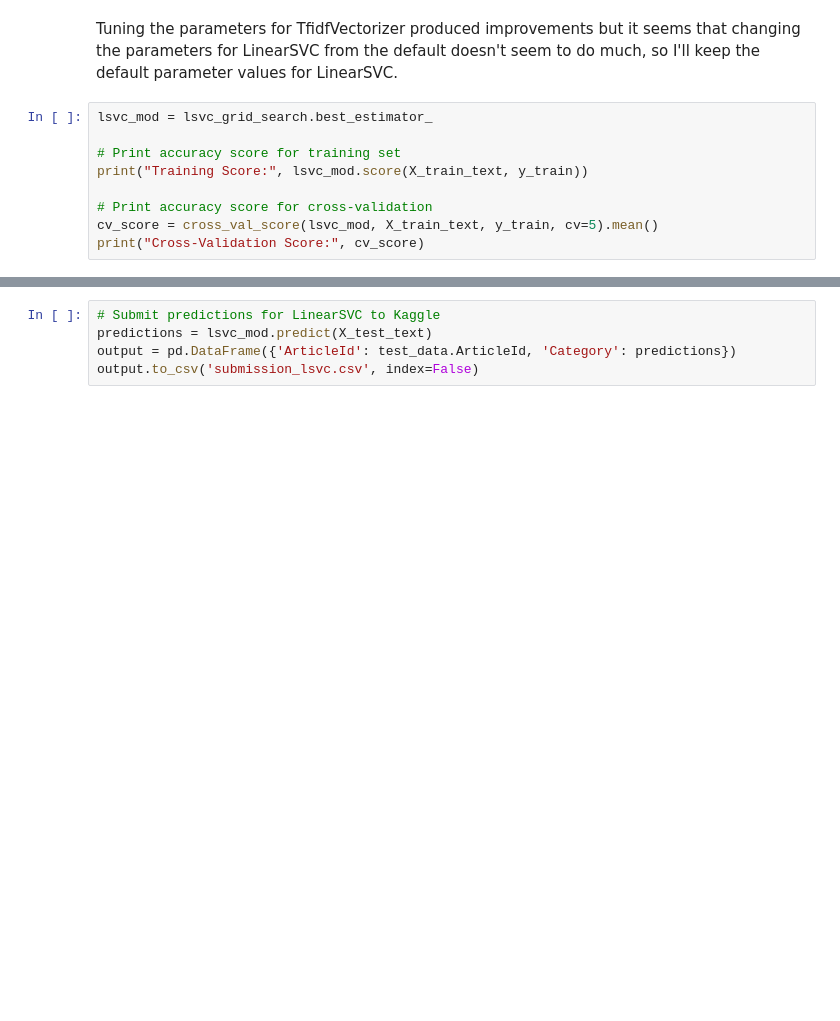
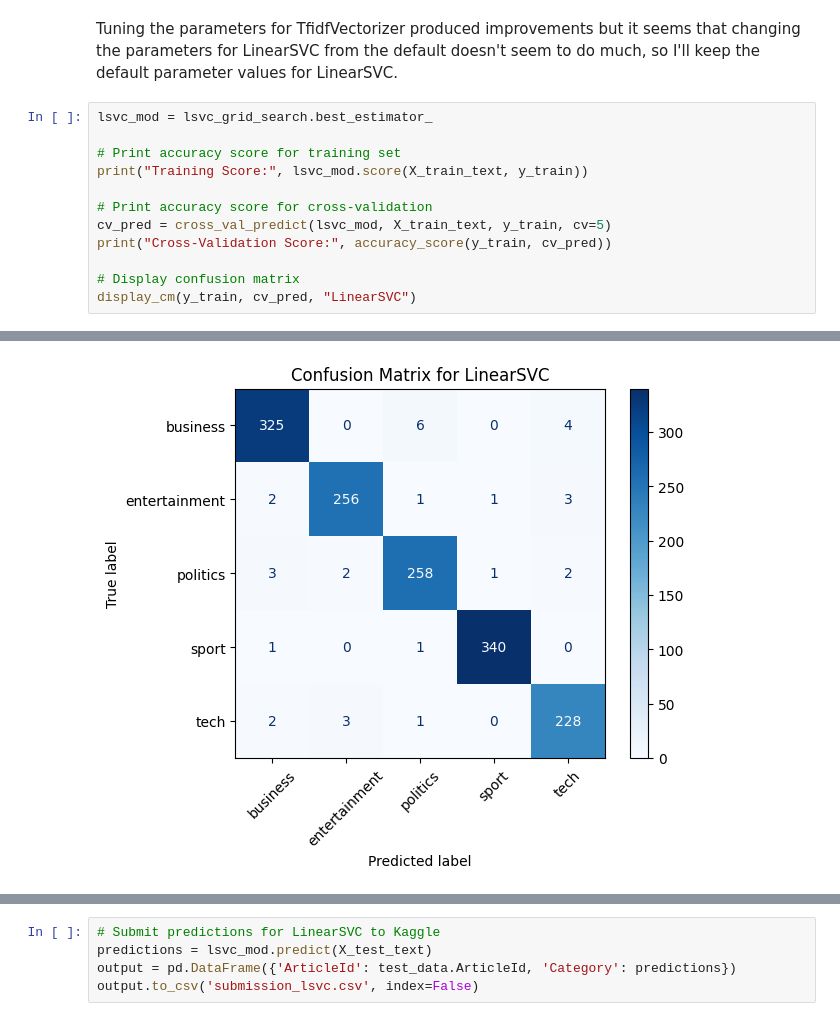
Before and after one commit to isaacjeon/news_classification, a Jupyter notebook: bbc-news-classification-nmf-and-linearsvc.ipynb, the cells around one changed output, grey strips where cells are left out. Saved outputs shown, nothing was run; the diff lists cells and outputs as text; blank space fills up the shorter version.

```diff
--- a/bbc-news-classification-nmf-and-linearsvc.ipynb
+++ b/bbc-news-classification-nmf-and-linearsvc.ipynb
@@ -673,7 +698,10 @@ lsvc_mod = lsvc_grid_search.best_estimator_
 print("Training Score:", lsvc_mod.score(X_train_text, y_train))
 
 # Print accuracy score for cross-validation
-cv_score = cross_val_score(lsvc_mod, X_train_text, y_train, cv=5).mean()
-print("Cross-Validation Score:", cv_score)
+cv_pred = cross_val_predict(lsvc_mod, X_train_text, y_train, cv=5)
+print("Cross-Validation Score:", accuracy_score(y_train, cv_pred))
+
+# Display confusion matrix
+display_cm(y_train, cv_pred, "LinearSVC")
 # %% [output]
 Training Score: 1.0
@@ -680,0 +709 @@ Cross-Validation Score: 0.9770833333333334
+[figure, added]
```
Also changed, not shown: parts of 18 cells of this notebook.
